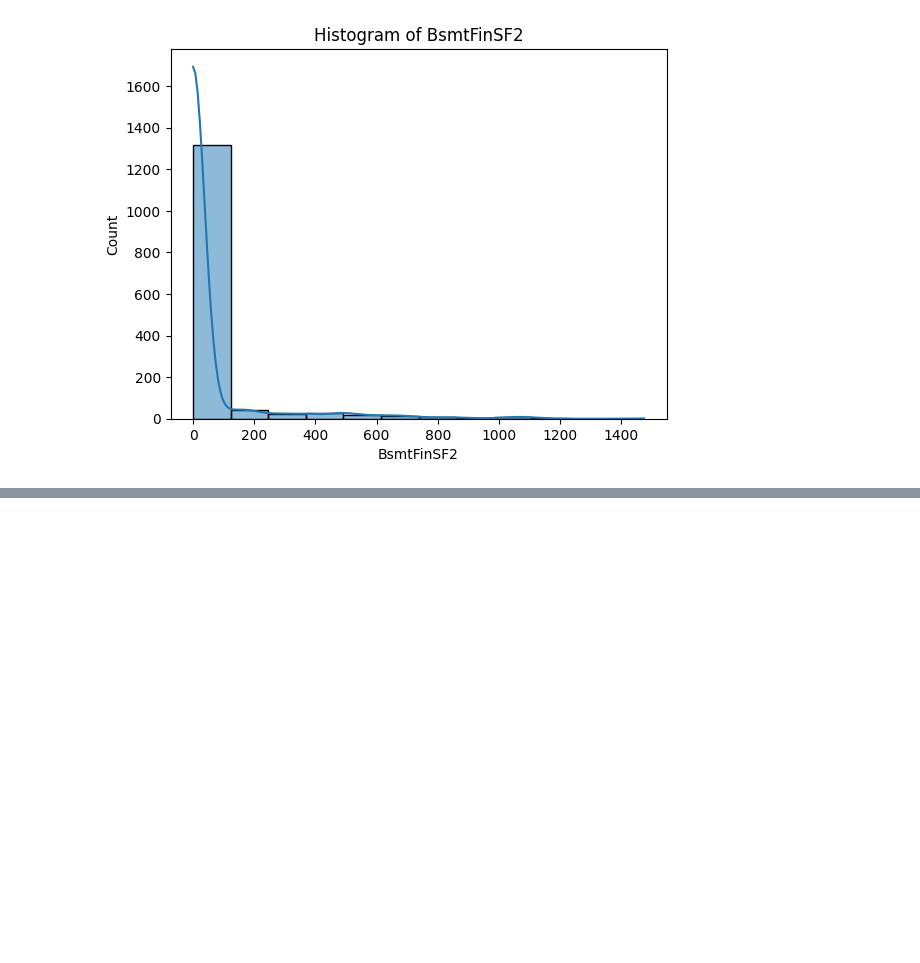
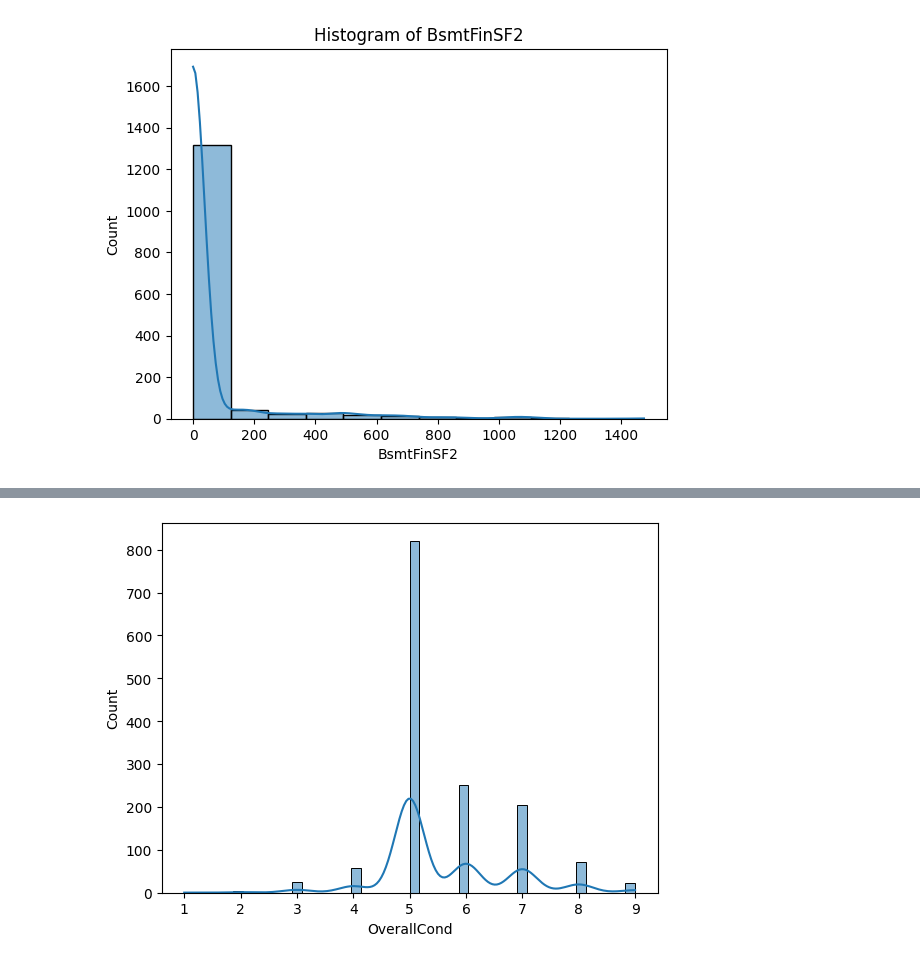
Before and after one commit to akhyear/house_price_prediction, a Jupyter notebook: train_code.ipynb, the cells around one changed output, grey strips where cells are left out. Cells and saved outputs as stored; diff of their text form; code cells hidden in the pictures; blank space fills up the shorter version.

```diff
--- a/train_code.ipynb
+++ b/train_code.ipynb
@@ -1285,0 +1314,4 @@ Text(0.5, 1.0, 'Histogram of BsmtFinSF2')
+# %%
+histogram = sns.histplot(df['OverallCond'], kde=True)
+# %% [output]
+[figure, added]
```
Also changed, not shown: parts of 4 cells of this notebook.
